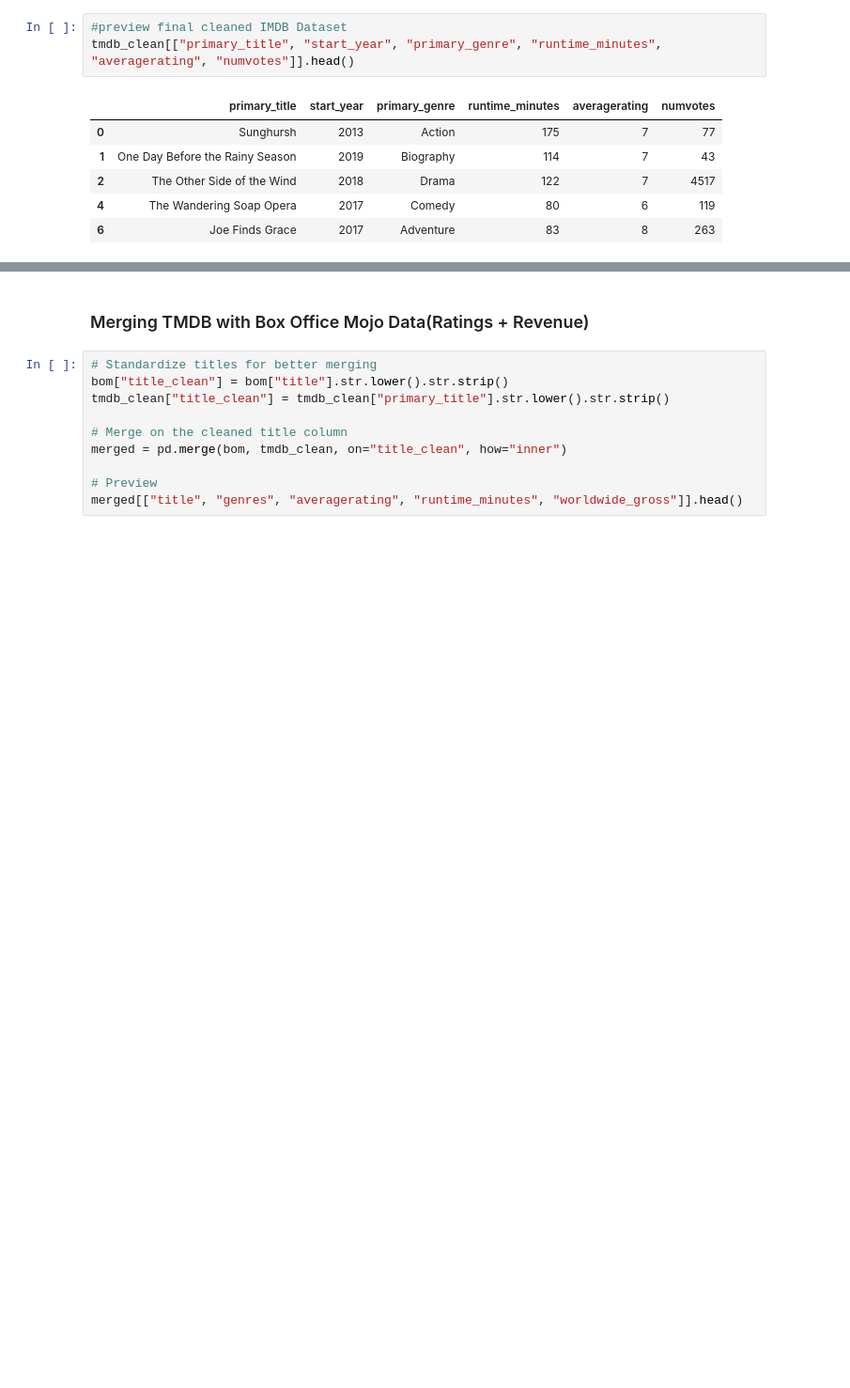
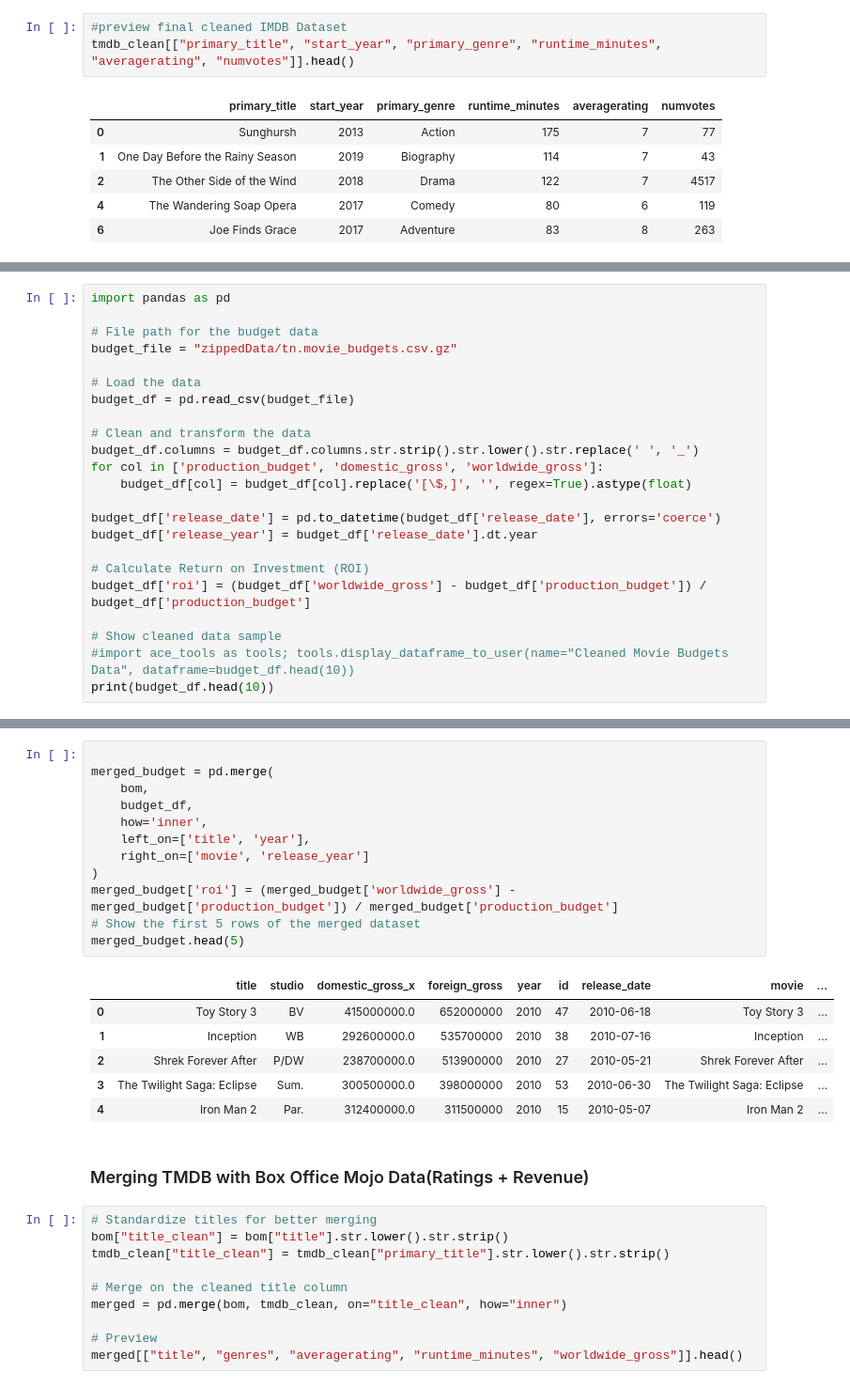
Before and after one commit to Ominak/Movie-Business-Launch, a Jupyter notebook: student.ipynb, the cells around one changed output, grey strips where cells are left out. Shown at 94% size. Saved outputs shown, nothing was run; the diff lists cells and outputs as text; blank space fills up the shorter version.

```diff
--- a/student.ipynb
+++ b/student.ipynb
@@ -293,0 +300,23 @@ tmdb_clean[["primary_title", "start_year", "primary_genre", "runtime_minutes", "
+# %%
+import pandas as pd
+
+# File path for the budget data
+budget_file = "zippedData/tn.movie_budgets.csv.gz"
+
+# Load the data
+budget_df = pd.read_csv(budget_file)
+
+# Clean and transform the data
+budget_df.columns = budget_df.columns.str.strip().str.lower().str.replace(' ', '_')
+for col in ['production_budget', 'domestic_gross', 'worldwide_gross']:
+    budget_df[col] = budget_df[col].replace('[\$,]', '', regex=True).astype(float)
+
+budget_df['release_date'] = pd.to_datetime(budget_df['release_date'], errors='coerce')
+budget_df['release_year'] = budget_df['release_date'].dt.year
+
+# Calculate Return on Investment (ROI)
+budget_df['roi'] = (budget_df['worldwide_gross'] - budget_df['production_budget']) / budget_df['production_budget']
+
+# Show cleaned data sample
+#import ace_tools as tools; tools.display_dataframe_to_user(name="Cleaned Movie Budgets Data", dataframe=budget_df.head(10))
+print(budget_df.head(10))
@@ -294,3 +347,22 @@ tmdb_clean[["primary_title", "start_year", "primary_genre", "runtime_minutes", "
+# %%
+
+merged_budget = pd.merge(
+    bom,
+    budget_df,
+    how='inner',
+    left_on=['title', 'year'],
+    right_on=['movie', 'release_year']
+)
+merged_budget['roi'] = (merged_budget['worldwide_gross'] - merged_budget['production_budget']) / merged_budget['production_budget']
+# Show the first 5 rows of the merged dataset
+merged_budget.head(5)
+# %% [output]
+|  | title | studio | domestic_gross_x | foreign_gross | year | id | release_date | movie | ... |
+| 0 | Toy Story 3 | BV | 415000000.0 | 652000000 | 2010 | 47 | 2010-06-18 | Toy Story 3 | ... |
+| 1 | Inception | WB | 292600000.0 | 535700000 | 2010 | 38 | 2010-07-16 | Inception | ... |
+| 2 | Shrek Forever After | P/DW | 238700000.0 | 513900000 | 2010 | 27 | 2010-05-21 | Shrek Forever After | ... |
+| 3 | The Twilight Saga: Eclipse | Sum. | 300500000.0 | 398000000 | 2010 | 53 | 2010-06-30 | The Twilight Saga: Eclipse | ... |
+| 4 | Iron Man 2 | Par. | 312400000.0 | 311500000 | 2010 | 15 | 2010-05-07 | Iron Man 2 | ... |
 # %% [markdown]
 ### Merging TMDB with Box Office Mojo Data(Ratings + Revenue)
 # %%
```
Also changed, not shown: parts of 8 cells of this notebook.
